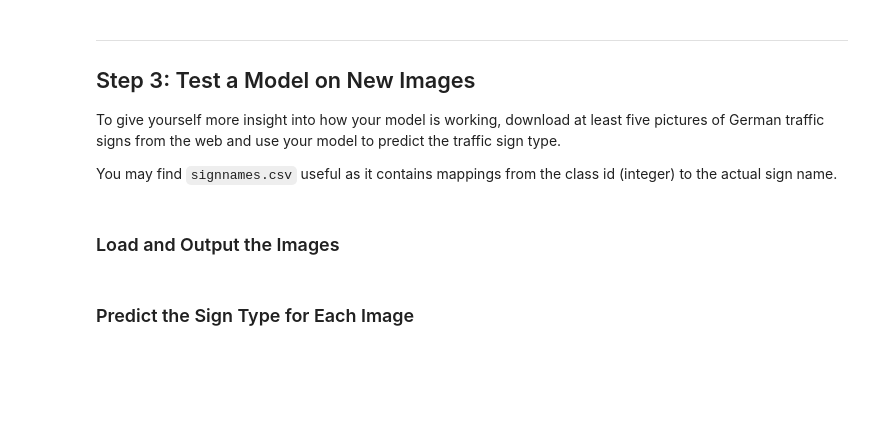
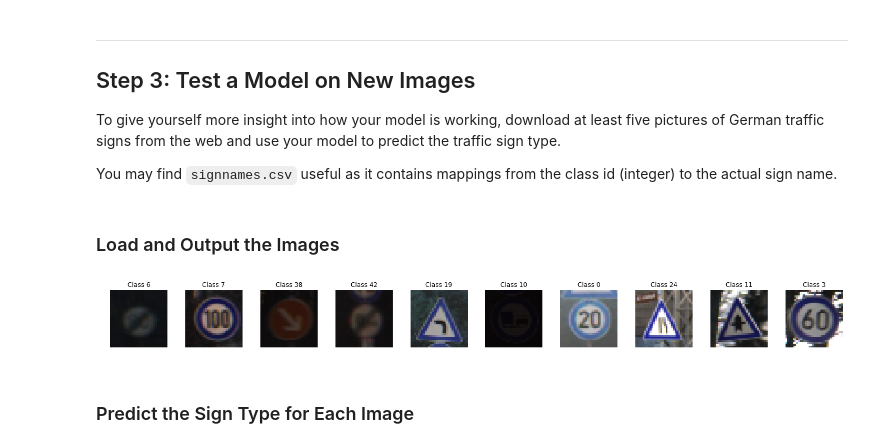
Before and after one commit to mgautho/CarND-Traffic-Sign-Classifier-Project, a Jupyter notebook: Traffic_Sign_Classifier.ipynb, the cells around one changed output. Cells and saved outputs as stored; diff of their text form; code cells hidden in the pictures; blank space fills up the shorter version.

```diff
--- a/Traffic_Sign_Classifier.ipynb
+++ b/Traffic_Sign_Classifier.ipynb
@@ -305,9 +307,9 @@ X_test_norm  = (X_test  - X_test.mean()) /(np.max(X_test)  - np.min(X_test))
 X_valid_std  = (X_valid - X_valid.mean())/(np.std(X_valid))
 X_valid_norm = (X_valid - X_valid.mean())/(np.max(X_valid) - np.min(X_valid))
 
-X_train      =  (X_train - 128) / 128
-X_test       =  (X_test  - 128) / 128
-X_valid      =  (X_valid - 128) / 128
+#X_train      =  (X_train - 128) / 128
+#X_test       =  (X_test  - 128) / 128
+#X_valid      =  (X_valid - 128) / 128
 
 # This seems to be working the best
 X_train      =   X_train_std
@@ -485,8 +487,8 @@ y                  = tf.placeholder(tf.int32, (None))
 one_hot_y          = tf.one_hot(y, n_classes)
 
 learning_rate      = 0.001
-EPOCHS             = 30
-BATCH_SIZE         = 64
+EPOCHS             = 100
+BATCH_SIZE         = 128
 
 logits             = LeNetNew(x)
 cross_entropy      = tf.nn.softmax_cross_entropy_with_logits(labels=one_hot_y, logits=logits)
@@ -502,6 +504,7 @@ def evaluate(X_data, y_data):
     num_examples   = len(X_data)
     total_accuracy = 0
     sess           = tf.get_default_session()
+    #sess           = tf.Session(config=tf.ConfigProto(log_device_placement=True))
     for offset in range(0, num_examples, BATCH_SIZE):
         batch_x, batch_y = X_data[offset:offset+BATCH_SIZE], y_data[offset:offset+BATCH_SIZE]
         accuracy         = sess.run(accuracy_operation, feed_dict={x: batch_x, y: batch_y})
@@ -529,12 +532,5 @@ with tf.Session() as sess:
 
     saver.save(sess, './lenet')
     print("Model saved")
-
-
-with tf.Session() as sess:
-    saver.restore(sess, tf.train.latest_checkpoint('.'))
-
-    test_accuracy = evaluate(X_test, y_test)
-    print("Test Accuracy = {:.3f}".format(test_accuracy))
 # %% [output]
 Training ...
@@ -552,36 +571,45 @@ You may find `signnames.csv` useful as it contains mappings from the class id (i
 # %%
 ### Load the images and plot them here.
 ### Feel free to use as many code cells as needed.
 X_final_test = []
 y_final_test = []
+sign_names   = []
 
-for c in random.sample(range(0, n_classes), 8):
+with open('signnames.csv', 'rt') as csvfile:
+    reader = csv.DictReader(csvfile, delimiter=',')
+    for row in reader:
+        sign_names.append((row['SignName']))
+
+for c in random.sample(range(0, n_classes), 10):
     path = './GTSRB_Final_Training_Images/GTSRB/Final_Training/Images/000%2.2d/' % (c)
     count = 0
     final_test_images = []
     for file in os.listdir(path):
         ext = os.path.splitext(file)[-1].lower()
         if (ext == ".ppm"):
             image = cv2.imread(path + file, cv2.IMREAD_COLOR)
             image = cv2.resize(image, feature_shape[1:3])
             final_test_images.append(image)
             count = count + 1
     idx = random.randint(0,count-1)
     X_final_test.append(final_test_images[idx])
     y_final_test.append(c)
 
-plt.figure(figsize=(15,10))
-for i in range(8):
+plt.figure(figsize=(20,10))
+for i in range(10):
     image = X_final_test[i].squeeze()
-    ax = plt.subplot(1, 8, i+1)
+    ax = plt.subplot(1, 10, i+1)
     title = "Class %d" % (y_final_test[i])
     ax.set_title(title)
     plt.imshow(image)
 plt.tight_layout()
+
 plt.show()
 
 X_final_test_np =  np.array(X_final_test)
 X_final_test_np = (X_final_test_np  - X_final_test_np.mean()) /(np.std(X_final_test_np))
+# %% [output]
+[figure, added]
 # %% [markdown]
 ### Predict the Sign Type for Each Image
 # %%
```
Also changed, not shown: parts of 7 cells of this notebook, 1 other file.
